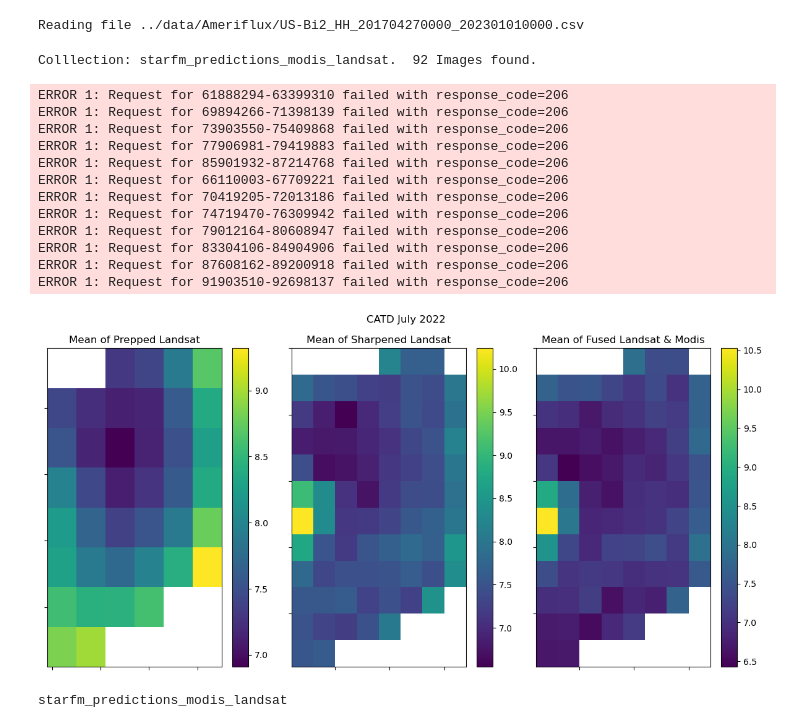
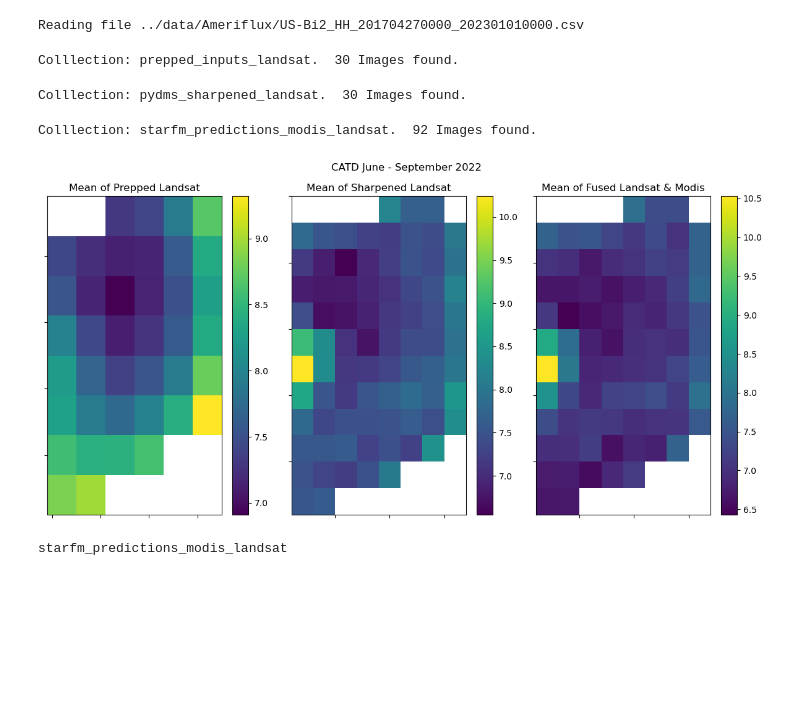
Before and after one commit to eanderson-ei/lst-crop-stress-capstone, a Jupyter notebook: exploratory/tcruicks-final-v1.ipynb, the cells around one changed output. Drawn from its saved outputs; the diff is of its cells as text; code cells hidden in the pictures; blank space fills up the shorter version.

```diff
--- a/exploratory/tcruicks-final-v1.ipynb
+++ b/exploratory/tcruicks-final-v1.ipynb
@@ -543,8 +538,8 @@ Reading file ../data/Ameriflux/US-Bi2_HH_201704270000_202301010000.csv
 asset_dict = {
     #"prepped_inputs_mod21a1d": ['mod21a1d_lst', 2000, 1000, 'brown'],
     #"pydms_sharpened_modis": ['pydms_modis_lst', 1000, 500, 'green'],
-    #"prepped_inputs_landsat": ['lsat_lst', 60, 30, 'black'],
-    #"pydms_sharpened_landsat": ['pydms_lsat_lst', 40, 20, 'blue'],
+    "prepped_inputs_landsat": ['lsat_lst', 60, 30, 'black'],
+    "pydms_sharpened_landsat": ['pydms_lsat_lst', 40, 20, 'blue'],
     "starfm_predictions_modis_landsat": ['starfm_lst', 40, 20, 'red'],
 }
 # ---------------------------------------------------------------------------
@@ -593,7 +588,9 @@ for i, asset in enumerate(asset_dict):
     catd_da_list.append(catd_ds)
     lst_da_list.append(aoi_lst_da.squeeze())
 # %% [output]
-Colllection: starfm_predictions_modis_landsat.  92 Images found.
+Colllection: prepped_inputs_landsat.  30 Images found.
+Colllection: pydms_sharpened_landsat.  30 Images found.
+Colllection: starfm_predictions_modis_landsat.  92 Images found.
 # %%
 # PLOT IMAGES OF CATD MEAN & VARIANCE
 
@@ -608,45 +605,33 @@ d2 = '2022-07-31'
 # Select slices, compute stats, and plot.
 # Mean and Variance.
 a = catd_da_list[0][:,:,:].mean(dim='time').plot(ax=ax1)
 b = catd_da_list[1][:,:,:].mean(dim='time').plot(ax=ax2)
 c = catd_da_list[2][:,:,:].mean(dim='time').plot(ax=ax3)
 
 # Adjust plot elements.
 ax1.set_title('Mean of Prepped Landsat')
 ax2.set_title('Mean of Sharpened Landsat')
 ax3.set_title('Mean of Fused Landsat & Modis')
-fig.suptitle('CATD July 2022')
+fig.suptitle('CATD June - September 2022')
 
 ax1.set_yticklabels('')
 ax2.set_yticklabels('')
 ax3.set_yticklabels('')
 
 ax1.set_xticklabels('')
 ax2.set_xticklabels('')
 ax3.set_xticklabels('')
 
 ax1.set_xlabel('')
 ax2.set_xlabel('')
 ax3.set_xlabel('')
 
 ax1.set_ylabel('')
 ax2.set_ylabel('')
 ax3.set_ylabel('')
 
 
 plt.tight_layout()
 # %% [output]
-ERROR 1: Request for 61888294-63399310 failed with response_code=206
-ERROR 1: Request for 69894266-71398139 failed with response_code=206
-ERROR 1: Request for 73903550-75409868 failed with response_code=206
-ERROR 1: Request for 77906981-79419883 failed with response_code=206
-ERROR 1: Request for 85901932-87214768 failed with response_code=206
-ERROR 1: Request for 66110003-67709221 failed with response_code=206
-ERROR 1: Request for 70419205-72013186 failed with response_code=206
-ERROR 1: Request for 74719470-76309942 failed with response_code=206
-ERROR 1: Request for 79012164-80608947 failed with response_code=206
-ERROR 1: Request for 83304106-84904906 failed with response_code=206
-ERROR 1: Request for 87608162-89200918 failed with response_code=206
-ERROR 1: Request for 91903510-92698137 failed with response_code=206
-[figure, old version]
+[figure, new version]
 # %%
```
Also changed, not shown: parts of 6 cells of this notebook.
